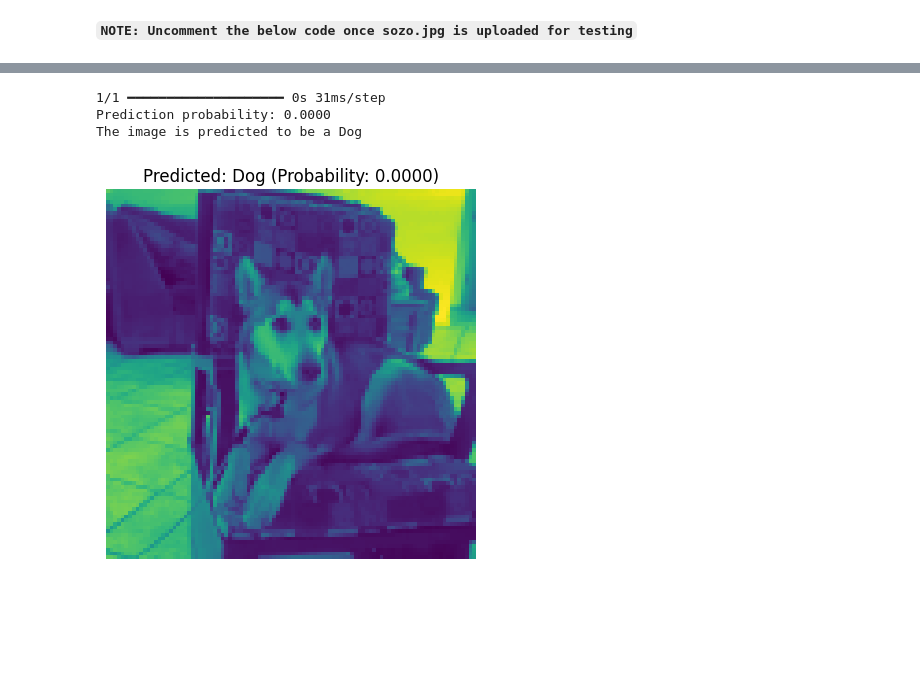
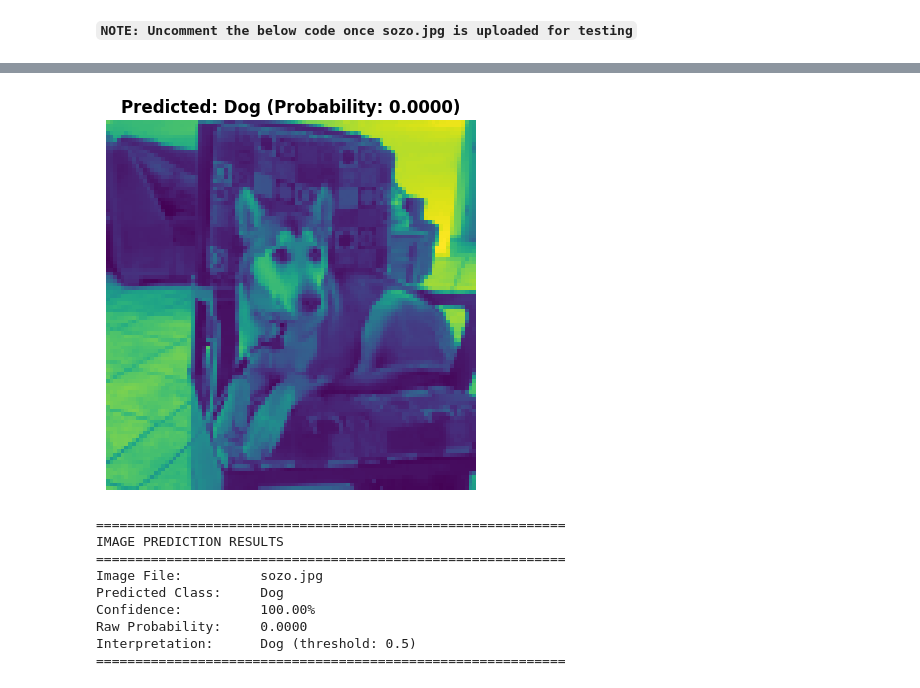
Before and after one commit to jerrinojacob/Data-Science-Portfolio, a Jupyter notebook: Project_06/CNN_Cats_and_Dogs.ipynb, the cells around one changed output, grey strips where cells are left out. Drawn from its saved outputs; the diff is of its cells as text; code cells hidden in the pictures; blank space fills up the shorter version.

```diff
--- a/Project_06/CNN_Cats_and_Dogs.ipynb
+++ b/Project_06/CNN_Cats_and_Dogs.ipynb
@@ -587,8 +715,14 @@ The image is predicted to be a Dog
 # %%
-#img_resize('sozo.jpg')
+img_resize('sozo.jpg')
 # %% [output]
+[figure, new version]
-1/1 ━━━━━━━━━━━━━━━━━━━━ 0s 31ms/step
-Prediction probability: 0.0000
-The image is predicted to be a Dog
+============================================================
+IMAGE PREDICTION RESULTS
+============================================================
+Image File:          sozo.jpg
+Predicted Class:     Dog
+Confidence:          100.00%
+Raw Probability:     0.0000
+Interpretation:      Dog (threshold: 0.5)
+============================================================
-[figure, old version]
 # %%
```
Also changed, not shown: parts of 17 cells of this notebook.
